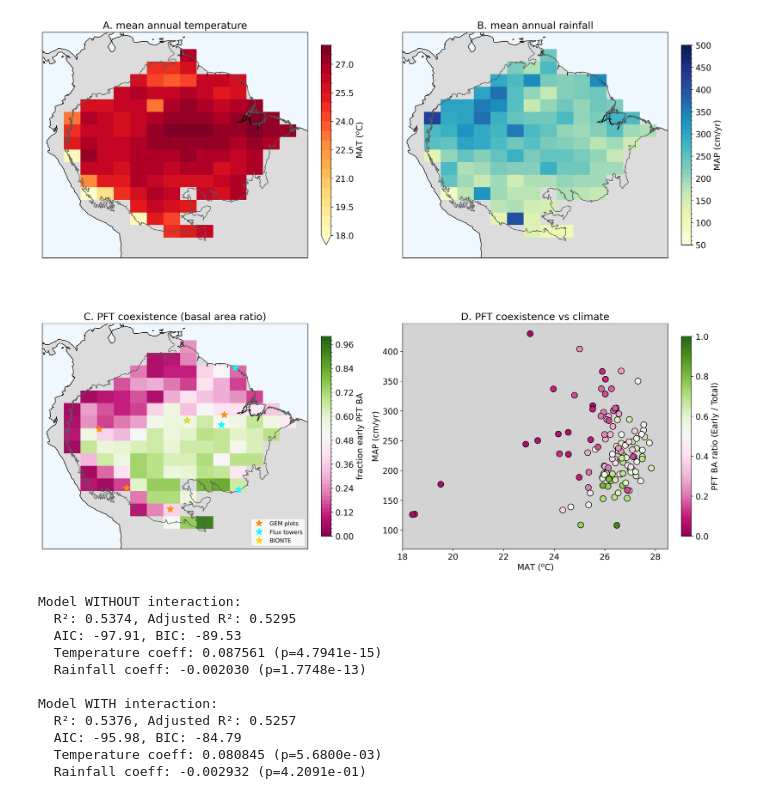
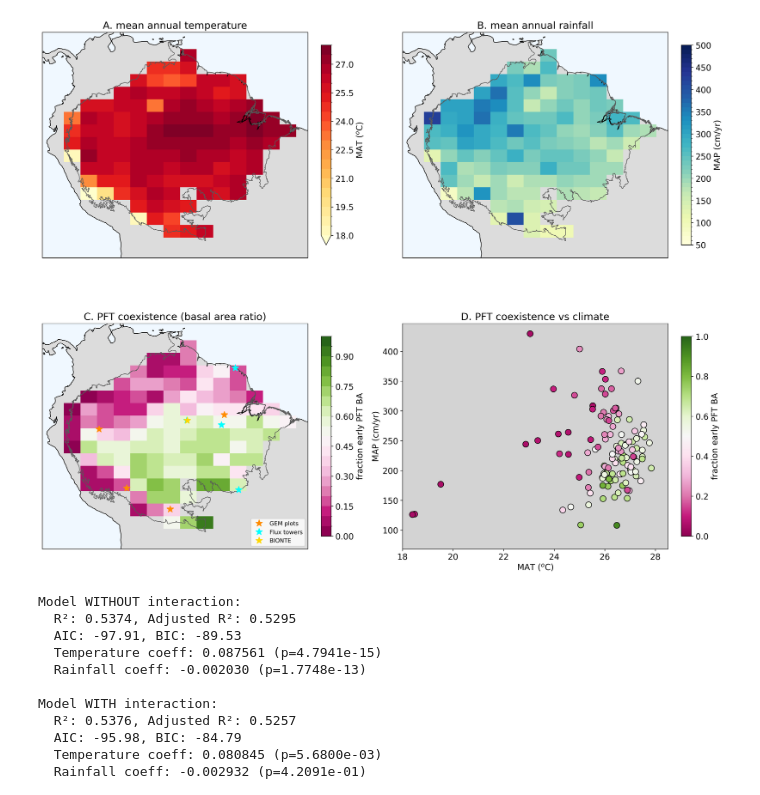
Before and after one commit to jennykowalcz/python-notebooks-FATES-benchmarking, a Jupyter notebook: climate_coexistence.ipynb, the cells around one changed output. Cells and saved outputs as stored; diff of their text form; code cells hidden in the pictures.

```diff
--- a/climate_coexistence.ipynb
+++ b/climate_coexistence.ipynb
@@ -151,7 +153,7 @@ ax2.set_ylim([min_lat_plotting,max_lat_plotting])  # desired latitude range
 # Third panel -- coexistence (basal area ratio) with sites marked
 pft_ratio=(ba_szpf.sum(dim='fates_levscls').isel(fates_levpft=0).mean(dim="time"))/(ba_szpf.sum(dim='fates_levscls').sum(dim='fates_levpft').mean(dim="time"))
 
-im3=pft_ratio.where(np.transpose(Mask) > 0).plot(x='lon', y='lat',levels=np.linspace(0,1,51),cmap=plt.cm.PiYG,transform=ccrs.PlateCarree(),ax=ax3,cbar_kwargs=dict(shrink=0.7,location='right',orientation='vertical',label='fraction early PFT BA'))
+im3=pft_ratio.where(np.transpose(Mask) > 0).plot(x='lon', y='lat',levels=np.linspace(0,1,21),cmap=plt.cm.PiYG,transform=ccrs.PlateCarree(),ax=ax3,cbar_kwargs=dict(shrink=0.7,location='right',orientation='vertical',label='fraction early PFT BA'))
 ax3.plot(site_lons_gem, site_lats_gem,
         marker='*',
         markersize=12,
@@ -214,35 +216,35 @@ ax4.set_ylabel("MAP (cm/yr)")
 ax4.set_title("D. PFT coexistence vs climate")
 ax4.set_xlim(18,28.5)
 # Set the background color directly on ax4
 ax4.set_facecolor("lightgrey")
 
 # Handle the colorbar by explicitly telling it to attach to ax4
-cbar = fig.colorbar(scatter, ax=ax4, shrink=0.7, label="PFT BA ratio (Early / Total)")
+cbar = fig.colorbar(scatter, ax=ax4, shrink=0.7, label="fraction early PFT BA")
 
 # Size figure
 target_width = 16.0  # Total figure width in inches
 
 # Calculate the span of your data
 lon_span = max_lon_plotting - min_lon_plotting
 lat_span = max_lat_plotting - min_lat_plotting
 
 # Aspect ratio of a single panel (Height / Width)
 # Note: Near the equator, 1 degree lat ≈ 1 degree lon.
 panel_aspect = lat_span / lon_span
 
 # Because it's a 2x2 grid, the total figure height/width ratio
 # matches a single panel's height/width ratio.
 target_height = target_width * panel_aspect
 
 # 1. Update the overall canvas size
 fig.set_size_inches(target_width, target_height)
 
 # 2. Force ax4 to match the physical box aspect ratio of ax3 now that the canvas is right
 ax4.set_box_aspect(panel_aspect)
 
 plt.show()
 # %% [output]
-[figure, old version]
+[figure, new version]
 # %%
 # Multivariate regression of PFT coexistence (PFT BA ratio) vs temperature and rainfall with interaction term.
 
```
Also changed, not shown: parts of 2 cells of this notebook.
